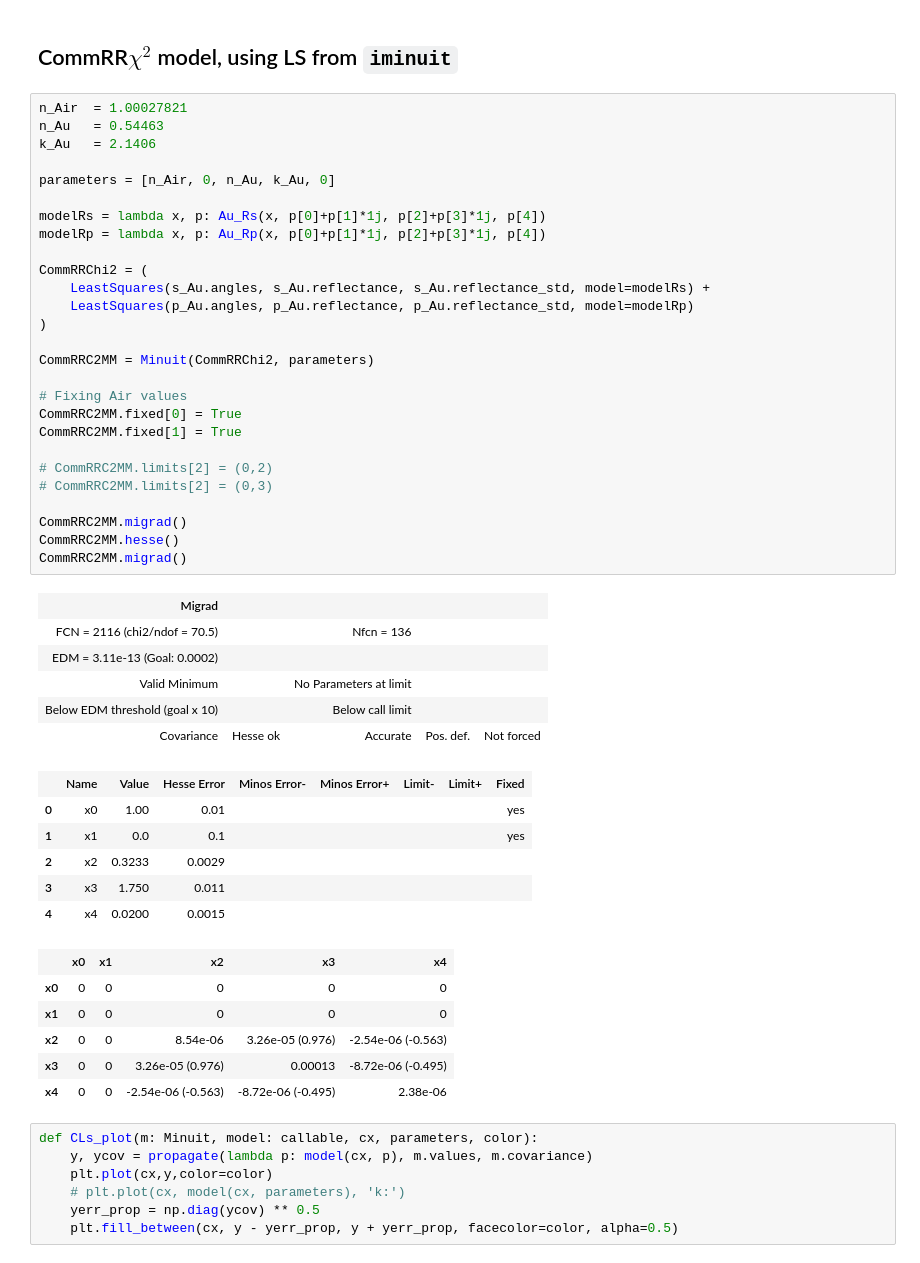
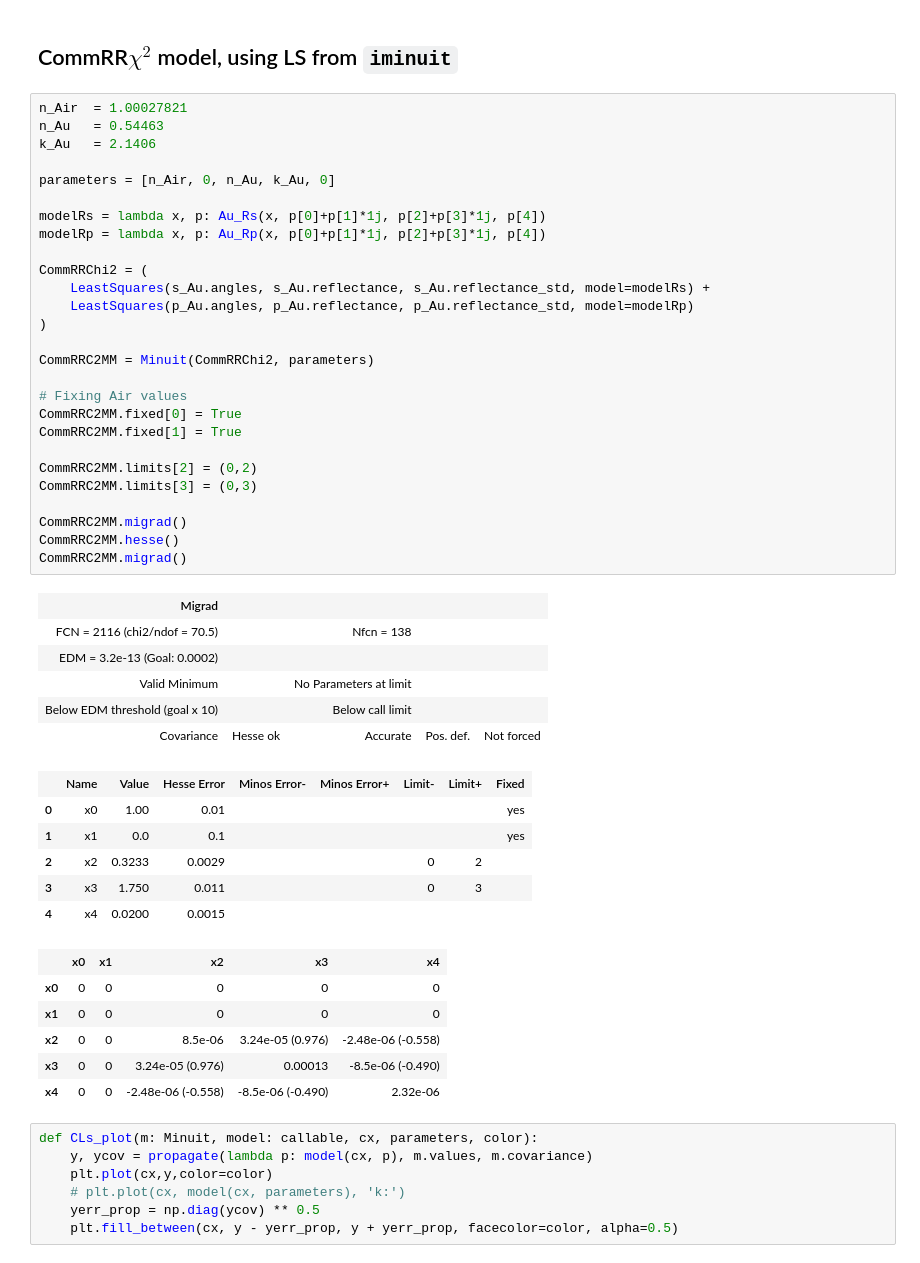
Before and after one commit to mattiasotgia/fresnel_cSi, a Jupyter notebook: analysis/AU_fit_result.ipynb, the cells around one changed output. Saved outputs shown, nothing was run; the diff lists cells and outputs as text.

```diff
--- a/analysis/AU_fit_result.ipynb
+++ b/analysis/AU_fit_result.ipynb
@@ -79,42 +81,42 @@ parameters = [n_Air, 0, n_Au, k_Au, 0]
 modelRs = lambda x, p: Au_Rs(x, p[0]+p[1]*1j, p[2]+p[3]*1j, p[4])
 modelRp = lambda x, p: Au_Rp(x, p[0]+p[1]*1j, p[2]+p[3]*1j, p[4])
 
 CommRRChi2 = (
     LeastSquares(s_Au.angles, s_Au.reflectance, s_Au.reflectance_std, model=modelRs) +
     LeastSquares(p_Au.angles, p_Au.reflectance, p_Au.reflectance_std, model=modelRp)
 )
 
 CommRRC2MM = Minuit(CommRRChi2, parameters)
 
 # Fixing Air values
 CommRRC2MM.fixed[0] = True
 CommRRC2MM.fixed[1] = True
 
-# CommRRC2MM.limits[2] = (0,2)
-# CommRRC2MM.limits[2] = (0,3)
+CommRRC2MM.limits[2] = (0,2)
+CommRRC2MM.limits[3] = (0,3)
 
 CommRRC2MM.migrad()
 CommRRC2MM.hesse()
 CommRRC2MM.migrad()
 # %% [output]
 | Migrad |  |  |  |  |
-| FCN = 2116 (chi2/ndof = 70.5) |  | Nfcn = 136 |  |  |
-| EDM = 3.11e-13 (Goal: 0.0002) |  |  |  |  |
+| FCN = 2116 (chi2/ndof = 70.5) |  | Nfcn = 138 |  |  |
+| EDM = 3.2e-13 (Goal: 0.0002) |  |  |  |  |
 | Valid Minimum |  | No Parameters at limit |  |  |
 | Below EDM threshold (goal x 10) |  | Below call limit |  |  |
 | Covariance | Hesse ok | Accurate | Pos. def. | Not forced |
 |  | Name | Value | Hesse Error | Minos Error- | Minos Error+ | Limit- | Limit+ | Fixed |
 | 0 | x0 | 1.00 | 0.01 |  |  |  |  | yes |
 | 1 | x1 | 0.0 | 0.1 |  |  |  |  | yes |
-| 2 | x2 | 0.3233 | 0.0029 |  |  |  |  |  |
-| 3 | x3 | 1.750 | 0.011 |  |  |  |  |  |
+| 2 | x2 | 0.3233 | 0.0029 |  |  | 0 | 2 |  |
+| 3 | x3 | 1.750 | 0.011 |  |  | 0 | 3 |  |
 | 4 | x4 | 0.0200 | 0.0015 |  |  |  |  |  |
 |  | x0 | x1 | x2 | x3 | x4 |
 | x0 | 0 | 0 | 0 | 0 | 0 |
 | x1 | 0 | 0 | 0 | 0 | 0 |
-| x2 | 0 | 0 | 8.54e-06 | 3.26e-05 (0.976) | -2.54e-06 (-0.563) |
-| x3 | 0 | 0 | 3.26e-05 (0.976) | 0.00013 | -8.72e-06 (-0.495) |
-| x4 | 0 | 0 | -2.54e-06 (-0.563) | -8.72e-06 (-0.495) | 2.38e-06 |
+| x2 | 0 | 0 | 8.5e-06 | 3.24e-05 (0.976) | -2.48e-06 (-0.558) |
+| x3 | 0 | 0 | 3.24e-05 (0.976) | 0.00013 | -8.5e-06 (-0.490) |
+| x4 | 0 | 0 | -2.48e-06 (-0.558) | -8.5e-06 (-0.490) | 2.32e-06 |
 # %%
 def CLs_plot(m: Minuit, model: callable, cx, parameters, color):
     y, ycov = propagate(lambda p: model(cx, p), m.values, m.covariance)
```
Also changed, not shown: parts of 22 cells of this notebook, 16 other files.
